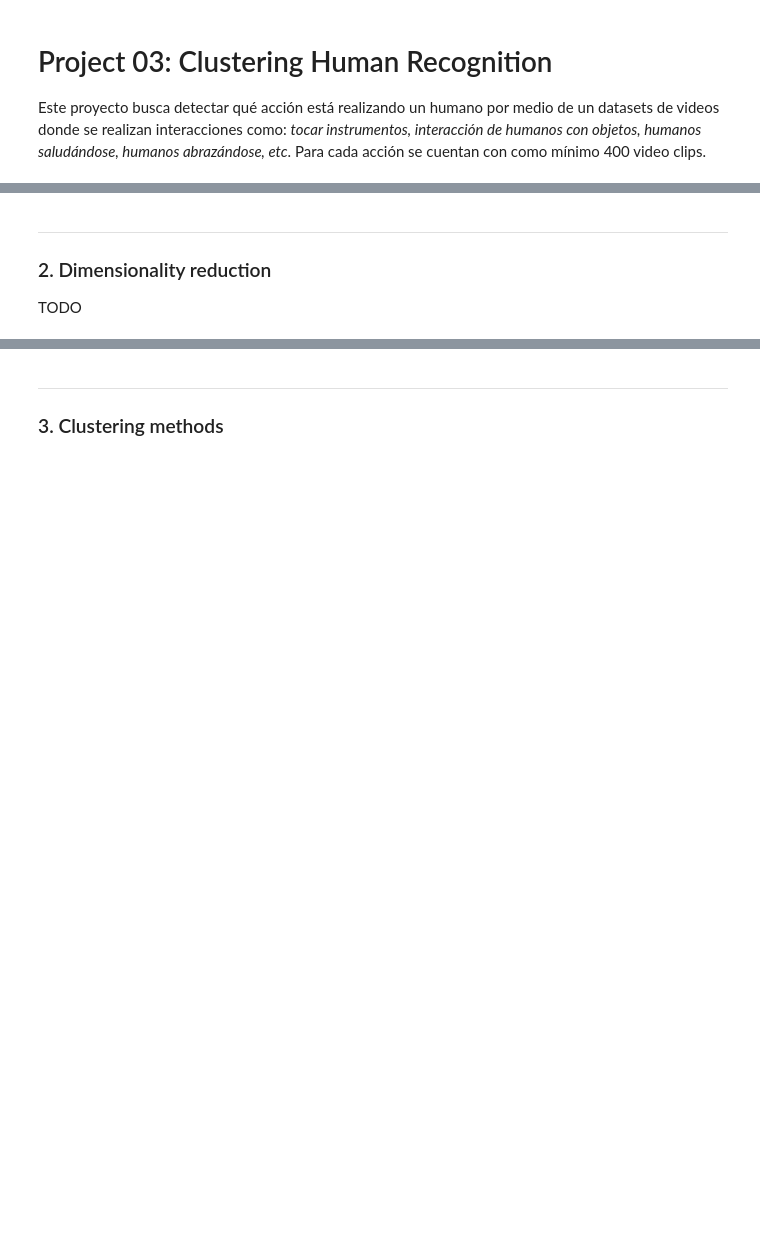
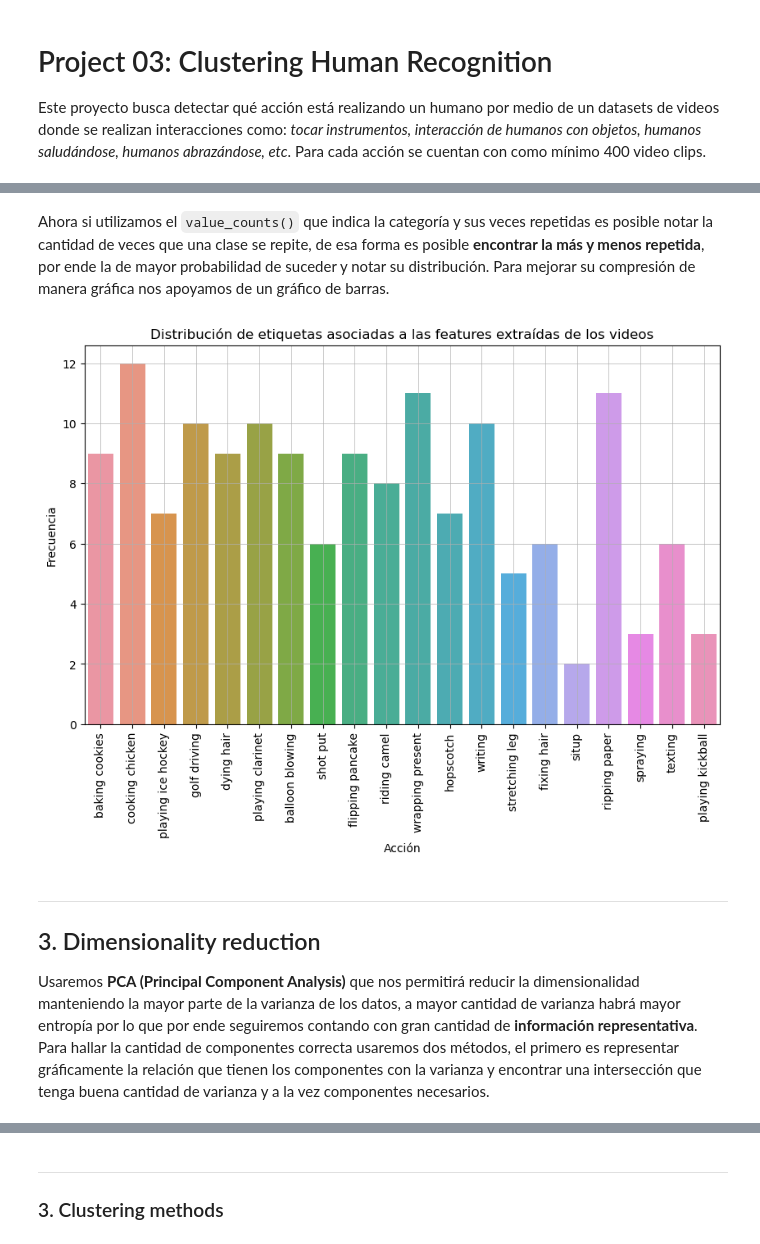
Before and after one commit to kaloslazo/ClusteringHumanRecognition, a Jupyter notebook: main.ipynb, the cells around one changed output, grey strips where cells are left out. Saved outputs shown, nothing was run; the diff lists cells and outputs as text; code cells hidden in the pictures; blank space fills up the shorter version.

Commit message:
feat: add dimensional reduction via pca & 50% eda

```diff
--- a/main.ipynb
+++ b/main.ipynb
@@ -18,2 +21,12 @@ from sklearn.decomposition import PCA
+# %%
+np.random.seed(11)
+HTML("""<style>.output_png { display: table-cell; text-align: center; vertical-align: middle;}</style>""")
+custom_colors = ['#74a09e','#86c1b2','#98e2c6','#f3c969','#f2a553', '#d96548', '#c14953']
+
+rcParams['figure.figsize'] = (10, 6)
+rcParams['figure.dpi'] = 100
+rcParams['grid.linewidth'] = 0.5
+
+sns.set_palette(custom_colors)
 # %% [markdown]
 ---
@@ -27,24 +40,30 @@ El costo computacional para reconocimiento de acciones será más costoso pues a
 
 Necesitamos **extraer las características** de nuestros videos por medio de la librería que se ejecuta a nivel terminal, con el siguiente comando podremos transformar un listado de videos tal que obtenemos características para cada uno. Es así que contamos en la [documentación](https://v-iashin.github.io/video_features/models/s3d/) con argumentos opcionales, un ejemplo es el siguiente `python main.py feature_type = s3d video_paths="[./qyjw13RCjZk_000017_000027.mp4]" show_pred = true`
 # %%
-labels_df = pd.read_csv('./data/train.csv', header = None, names = ['video_id', 'activity'])
+labels_df = pd.read_csv('./data/train.csv', header = None, names = ['video_id', 'action'])
 
 video_features_dir = './data/s3d'
 video_features = []
 video_labels = []
+video_empty_frames = 0
 
 for each_video in glob.glob(os.path.join(video_features_dir, '*.npy')):
     video_id = os.path.basename(each_video).split('_')[0]
+    current_video_feature = np.load(each_video)
 
-    current_video_feature = np.load(each_video)
+    if current_video_feature.size == 0:
+        video_empty_frames += 1
+        continue
+
     current_video_feature_avg = np.mean(current_video_feature, axis = 0)
     video_features.append(current_video_feature_avg)
 
-    current_video_label = labels_df[labels_df['video_id'] == video_id]['activity'].values[0]
+    current_video_label = labels_df[labels_df['video_id'] == video_id]['action'].values[0]
     video_labels.append(current_video_label)
 
 video_features_stacked = np.vstack(video_features)
 
+print(f'Número de videos vacíos no agregados: {video_empty_frames}')
 print(f'Número de videos cargados: {len(video_labels)}')
-print(f'Shape de nuestra matriz de videos - features: {video_features_stacked.shape}')
+print(f'Shape de nuestra matriz de videos: {video_features_stacked.shape}')
 # %% [output]
@@ -66,0 +78,5 @@ video_features_pca_reduced.shape
+# %%
+df_train = pd.DataFrame(video_features_stacked)
+df_train['action'] = video_labels
+
+df_train.head()
@@ -67,5 +106,17 @@ video_features_pca_reduced.shape
+# %% [markdown]
+Ahora si utilizamos el `value_counts()` que indica la categoría y sus veces repetidas es posible notar la cantidad de veces que una clase se repite, de esa forma es posible **encontrar la más y menos repetida**, por ende la de mayor probabilidad de suceder y notar su distribución. Para mejorar su compresión de manera gráfica nos apoyamos de un gráfico de barras.
+# %%
+sns.countplot(data = df_train, x = 'action')
+plt.xlabel('Acción')
+plt.ylabel('Frecuencia')
+plt.title('Distribución de etiquetas asociadas a las features extraídas de los videos')
+plt.xticks(rotation = 90)
+plt.grid(True)
+plt.show()
+# %% [output]
+[figure, added]
 # %% [markdown]
 ---
-### 2. Dimensionality reduction
+## 3. Dimensionality reduction
 
-TODO
+Usaremos **PCA (Principal Component Analysis)** que nos permitirá reducir la dimensionalidad manteniendo la mayor parte de la varianza de los datos, a mayor cantidad de varianza habrá mayor entropía por lo que por ende seguiremos contando con gran cantidad de **información representativa**. Para hallar la cantidad de componentes correcta usaremos dos métodos, el primero es representar gráficamente la relación que tienen los componentes con la varianza y encontrar una intersección que tenga buena cantidad de varianza y a la vez componentes necesarios.
```
Also changed, not shown: parts of 14 cells of this notebook.
